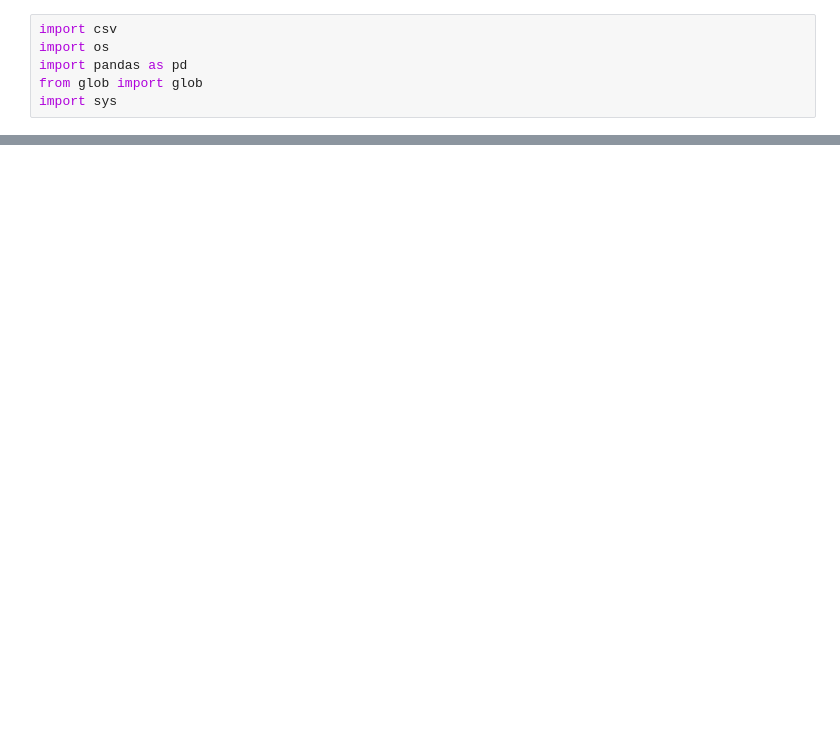
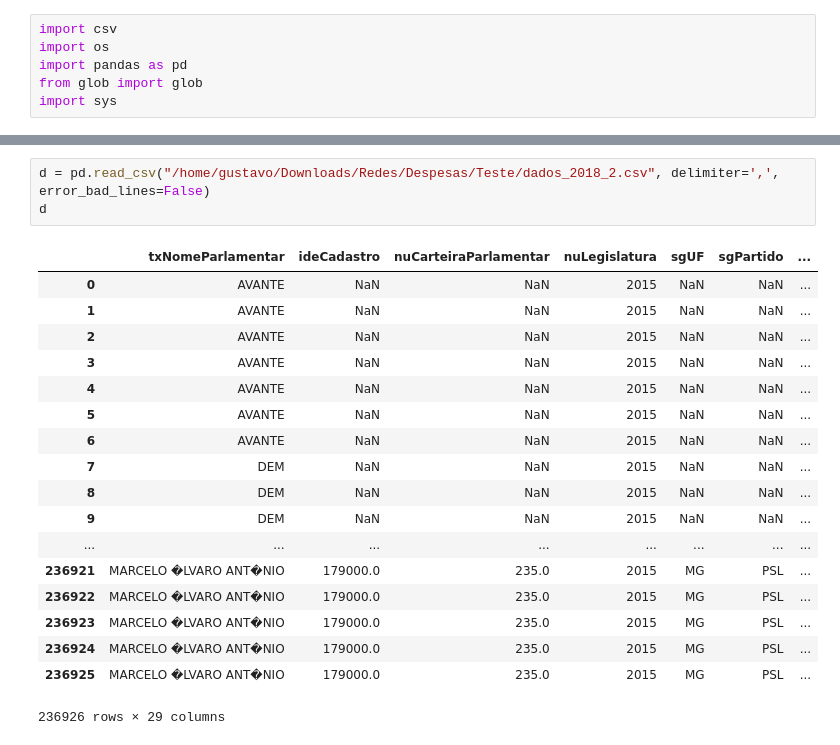
Before and after one commit to ghmc91/Analise_Gastos_Parlamentares, a Jupyter notebook: Scripts/Gerando_arquivo_Reembolso.ipynb, the cells around one changed output, grey strips where cells are left out. Cells and saved outputs as stored; diff of their text form; blank space fills up the shorter version.

```diff
--- a/Scripts/Gerando_arquivo_Reembolso.ipynb
+++ b/Scripts/Gerando_arquivo_Reembolso.ipynb
@@ -61,0 +113,22 @@ x.head()
+# %%
+d = pd.read_csv("/home/gustavo/Downloads/Redes/Despesas/Teste/dados_2018_2.csv", delimiter=',', error_bad_lines=False)
+d
+# %% [output]
+|  | txNomeParlamentar | ideCadastro | nuCarteiraParlamentar | nuLegislatura | sgUF | sgPartido | ... |
+| 0 | AVANTE | NaN | NaN | 2015 | NaN | NaN | ... |
+| 1 | AVANTE | NaN | NaN | 2015 | NaN | NaN | ... |
+| 2 | AVANTE | NaN | NaN | 2015 | NaN | NaN | ... |
+| 3 | AVANTE | NaN | NaN | 2015 | NaN | NaN | ... |
+| 4 | AVANTE | NaN | NaN | 2015 | NaN | NaN | ... |
+| 5 | AVANTE | NaN | NaN | 2015 | NaN | NaN | ... |
+| 6 | AVANTE | NaN | NaN | 2015 | NaN | NaN | ... |
+| 7 | DEM | NaN | NaN | 2015 | NaN | NaN | ... |
+| 8 | DEM | NaN | NaN | 2015 | NaN | NaN | ... |
+| 9 | DEM | NaN | NaN | 2015 | NaN | NaN | ... |
+| ... | ... | ... | ... | ... | ... | ... | ... |
+| 236921 | MARCELO �LVARO ANT�NIO | 179000.0 | 235.0 | 2015 | MG | PSL | ... |
+| 236922 | MARCELO �LVARO ANT�NIO | 179000.0 | 235.0 | 2015 | MG | PSL | ... |
+| 236923 | MARCELO �LVARO ANT�NIO | 179000.0 | 235.0 | 2015 | MG | PSL | ... |
+| 236924 | MARCELO �LVARO ANT�NIO | 179000.0 | 235.0 | 2015 | MG | PSL | ... |
+| 236925 | MARCELO �LVARO ANT�NIO | 179000.0 | 235.0 | 2015 | MG | PSL | ... |
+236926 rows × 29 columns
```
Also changed, not shown: parts of 9 cells of this notebook, 5 other files.
